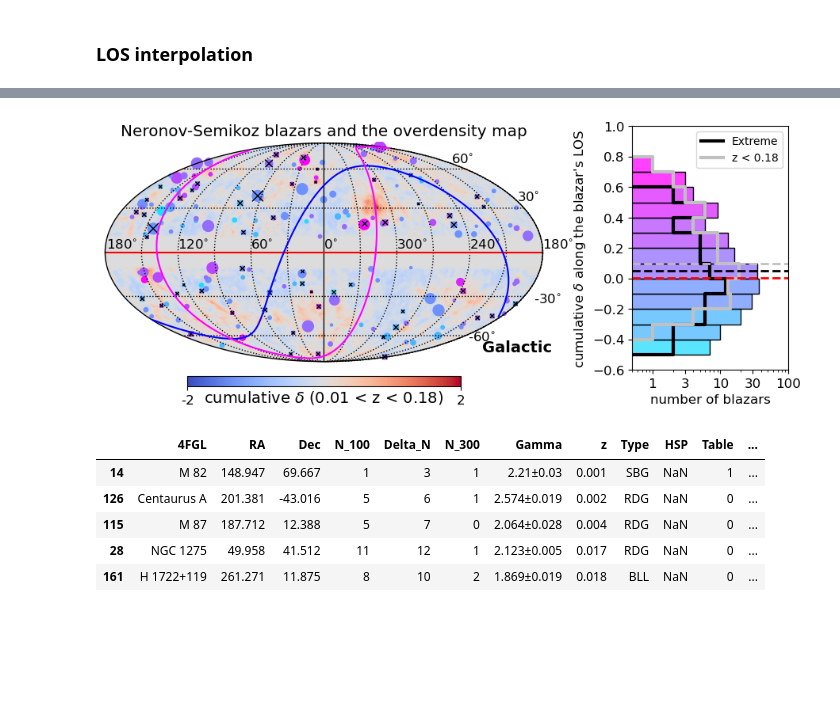
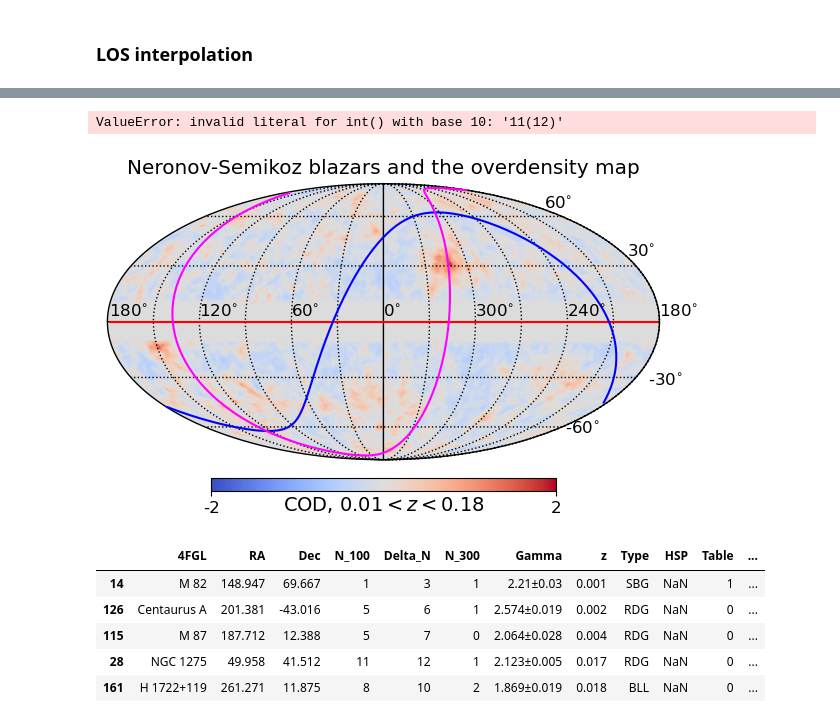
Before and after one commit to KleimenovM/LargeScaleStructure, a Jupyter notebook: lss_NS_interp.ipynb, the cells around one changed output, grey strips where cells are left out. Saved outputs shown, nothing was run; the diff lists cells and outputs as text; code cells hidden in the pictures; blank space fills up the shorter version.

```diff
--- a/lss_NS_interp.ipynb
+++ b/lss_NS_interp.ipynb
@@ -24,4 +26,4 @@ ns_catalog = pd.read_csv("./galcats/ns/NS_total.csv", index_col=0)
 # %%
-ns_catalog = ns_catalog[ns_catalog["z"] < 0.51]
-ns_catalog.head()
+ns_catalog = ns_catalog.query("0.01 < z < 0.51")
+ns_catalog
 # %% [output]
@@ -72,7 +82,7 @@ zp_interpolator = RegularGridInterpolator(
     fill_value=0
 )
 # %%
-z_grid = np.linspace(0, 0.7, 140)
+z_grid = np.linspace(0, 1.0, 200)
 
 zpx, pxz = np.meshgrid(z_grid, pix_data, indexing='ij')
 
@@ -201,0 +280,3 @@ ns_lowz.head()
+# %%
+ns_obs = ns_catalog.query('Table < 2')
+ns_obs.head()
@@ -201,0 +291,3 @@ ns_lowz.head()
+# %%
+ns_nonobs = ns_catalog.query('Table >= 2')
+ns_nonobs.head()
@@ -202,4 +302,7 @@ ns_lowz.head()
 # %%
+# plt.style.use('dark_background')
+# set_inverted_defaults()
+
 fig = plt.figure(figsize=(12, 4))
 gs = GridSpec(1, 2, figure=fig, width_ratios=[7, 2], wspace=0.1)
 ax =  fig.add_subplot(gs[0])
@@ -207,8 +310,9 @@ plt.sca(ax)
 hp.mollview(np.average(np.array(maps)[:-1], axis=0), coord=['C', 'G'], cmap='coolwarm',
             title="Neronov-Semikoz blazars and the overdensity map",
             min=-2, max=2, cbar=True,
-            unit=r'cumulative $\delta$ (0.01 < z < 0.18)',
-            notext=False, sub=None, hold=True, margins=[0, -0.10, 0, 0.05])
+            unit=r'COD, $0.01 < z < 0.18$',
+            notext=True, sub=None, hold=True, margins=[0, -0.10, 0, 0.05],
+            bgcolor='none')
 
 hp.graticule(color='black')
 
@@ -227,7 +331,7 @@ for m in range(-60, 90, 30):
     hp.projtext(np.pi/2 - np.deg2rad(m + np.sign(m) * 5), np.deg2rad(180),
                 f"{'  ' * (1 - np.sign(m))}{m}"r"$\!{}^\circ$")
 
-size = np.clip(5 * ns_catalog["N_100"], a_min=0.0, a_max=100.0)
+size = np.clip(5 * np.int_(ns_catalog["N100"]), a_min=0.0, a_max=100.0)
 
 # ALL BLAZARS
 cmap = plt.get_cmap("cool", lut=8)
@@ -237,44 +341,67 @@ p = hp.projscatter(np.pi/2 - np.deg2rad(ns_catalog["Dec"]), np.deg2rad(ns_catalo
 
 # EXTREME
 size = np.clip(5 * ns_extr["N_100"], a_min=0.0, a_max=100.0)
 hp.projscatter(np.pi/2 - np.deg2rad(ns_extr["Dec"]), np.deg2rad(ns_extr["RA"]), coord='C',
-               marker='x', s=size, color='black', linewidth=1.0)
+               marker='o', facecolor='none', s=size, color='black', linewidth=1.0, zorder=10)
 
 ax2 = fig.add_subplot(gs[1])
 plt.sca(ax2)
 
 bs = np.arange(-1.0, 2.4, 0.1)
 for x in bs:
     cat_x = ns_catalog.query("@x <= ovdvalue <= @x + 0.1")["ovdvalue"]
     x_c = ((x+0.1) / 1.6) + 0.5
     sns.histplot(y=cat_x, bins=[x, x+0.1], ax=ax2, color=cmap(x_c))
 
-sns.histplot(y=ns_extr["ovdvalue"], bins=bs, alpha=1.0,
-             ax=ax2, fill=False, color='black', linewidth=3, element='step',
+sns.histplot(y=ns_extr["ovdvalue"], bins=bs,
+             ax=ax2, fill=False, color='black', alpha=.7,
+             linewidth=3, element='step',
              label='Extreme')
 
-sns.histplot(y=ns_lowz["ovdvalue"], bins=bs, alpha=1.0,
-             ax=ax2, fill=False, color='silver', linewidth=3, element='step',
+sns.histplot(y=ns_lowz["ovdvalue"], bins=bs,
+             ax=ax2, fill=False, color='silver', alpha=.7,
+             linewidth=3, element='step',
              label='z < 0.18')
 
-ax2.hlines([np.average(ns_catalog["ovdvalue"]), np.average(ns_extr["ovdvalue"]), np.average(ns_lowz['ovdvalue'])], 0.5, 100,
-           colors=['red', 'black', 'silver'], linewidth=2, linestyle='dashed')
+sns.histplot(y=ns_obs["ovdvalue"], bins=bs,
+             ax=ax2, fill=False,
+             color='orange', linewidth=3,  alpha=.7,
+             element='step',
+             label='Detected')
 
-ax2.legend(loc=1, fontsize=10)
+sns.histplot(y=ns_nonobs["ovdvalue"], bins=bs,
+             ax=ax2, fill=False,
+             color='seagreen', linewidth=3,  alpha=.7,
+             element='step',
+             label='Targets')
+
+ax2.hlines([np.average(ns_catalog["ovdvalue"]),
+            np.average(ns_extr["ovdvalue"]),
+            np.average(ns_lowz['ovdvalue']),
+            np.average(ns_obs['ovdvalue']),
+            np.average(ns_nonobs['ovdvalue']),
+            ],
+           0.5, 100,
+           colors=['navy', 'black', 'silver', 'darkorange', 'darkgreen'],
+           linewidth=2,
+           linestyles=['solid', 'dashed', 'dotted', 'dashdot', 'dashed'])
+
+ax2.legend(loc=1, fontsize=9, ncol=2, handlelength=1, columnspacing=.8)
 
 ax2.set_xlabel("number of blazars")
 ax2.set_xscale('log')
 ax2.set_xticks([1, 3, 10, 30, 100], [1, 3, 10, 30, 100])
 ax2.set_xlim(0.5, 100)
 
-ax2.set_ylabel(r"cumulative $\delta$ along the blazar's LOS")
+ax2.set_ylabel("COD along the blazar's LOS", labelpad=-2)
 ax2.set_yticks(np.arange(-1.6, 2.21, 0.2))
 ax2.set_ylim(-0.6, 1.0)
 
-plt.savefig("./figures/lss-ns-blazars.pdf", bbox_inches='tight', pad_inches=0.05)
+# plt.savefig("./figures/lss-ns-blazars-pres.png", bbox_inches='tight', pad_inches=0.05, transparent=True, dpi=300)
 plt.show()
 # %% [output]
+ValueError: invalid literal for int() with base 10: '11(12)'
-[figure, old version]
+[figure, new version]
 # %%
 ns_catalog.head()
 # %% [output]
```
Also changed, not shown: parts of 26 cells of this notebook, 19 other files.
